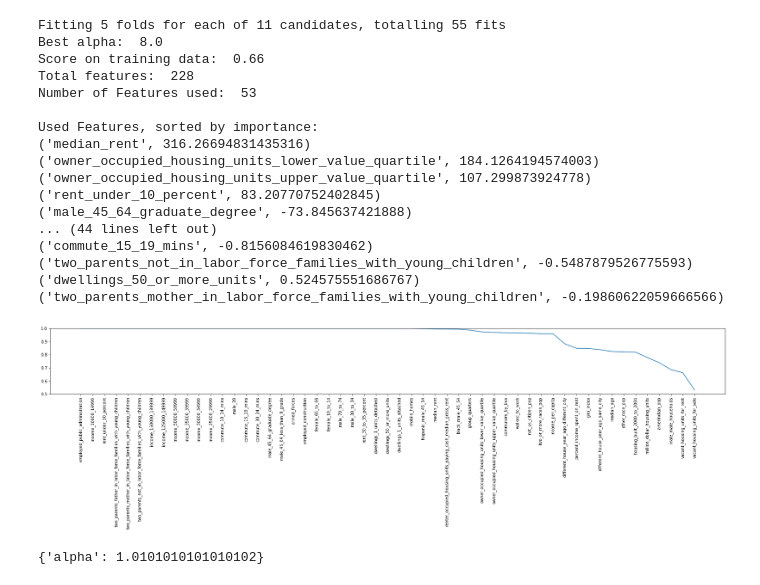
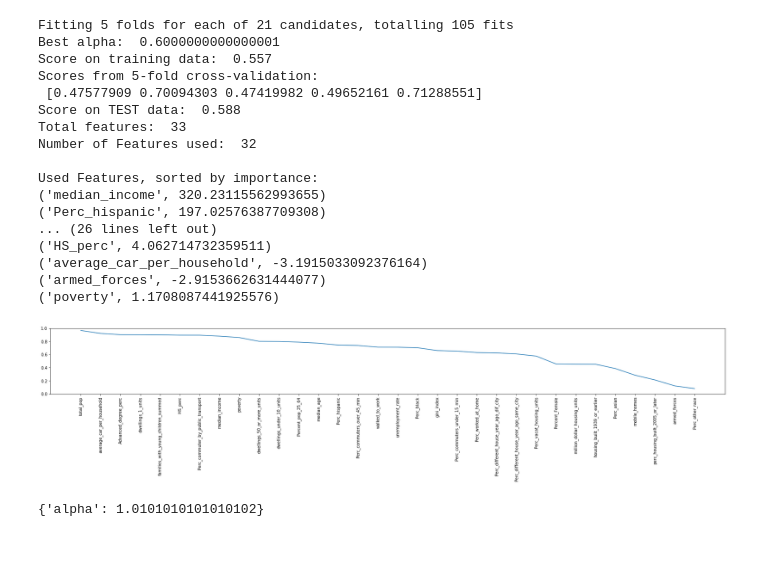
Before and after one commit to RyanBur/NYCDSA_Capstone, a Jupyter notebook: lasso_template.ipynb, the cells around one changed output. Saved outputs shown, nothing was run; the diff lists cells and outputs as text; code cells hidden in the pictures; blank space fills up the shorter version.

Commit message:
Adding Lasso template, past model runs, and feature creation docs

```diff
--- a/lasso_template.ipynb
+++ b/lasso_template.ipynb
@@ -7,11 +7,12 @@ from sklearn.model_selection import GridSearchCV, cross_val_score
 from sklearn.preprocessing import StandardScaler, MinMaxScaler, Normalizer
 import matplotlib.pyplot as plt
 # %%
-path = 'prelim_data_acs.csv'
+train_path = 'col_droptrain.csv'
+test_path = 'col_droptest.csv'
 lower_alpha_bound = 0
 upper_alpha_bound = 100
 alpha_iterations = 100
 max_iters=1000
 
-data = pd.read_csv(path, index_col=0)
+#data = pd.read_csv(path, index_col=0)
 # %%
@@ -60,2 +70,0 @@ def run_lasso_model(path, alpha_lower_bound=0, alpha_upper_bound=100, alpha_iter
-# %%
-run_lasso_model(path)
@@ -153,25 +174,25 @@ def run_lasso_model_scaled(path, alpha_lower_bound=0, alpha_upper_bound=100, alp
     plt.show()
-# %%
-run_lasso_model_scaled(path, 0, 10, 11)
-# %% [output]
-Fitting 5 folds for each of 11 candidates, totalling 55 fits
-Best alpha:  8.0
-Score on training data:  0.66
-Total features:  228
-Number of Features used:  53
-
-Used Features, sorted by importance:
-('median_rent', 316.26694831435316)
-('owner_occupied_housing_units_lower_value_quartile', 184.1264194574003)
-('owner_occupied_housing_units_upper_value_quartile', 107.299873924778)
-('rent_under_10_percent', 83.20770752402845)
-('male_45_64_graduate_degree', -73.845637421888)
-... (44 lines left out)
-('commute_15_19_mins', -0.8156084619830462)
-('two_parents_not_in_labor_force_families_with_young_children', -0.5487879526775593)
-('dwellings_50_or_more_units', 0.524575551686767)
-('two_parents_mother_in_labor_force_families_with_young_children', -0.19860622059666566)
-[figure, removed]
+# %%
+run_lasso_model_scaled(train_path, test_path, 0, 2, 21)
+# %% [output]
+Fitting 5 folds for each of 21 candidates, totalling 105 fits
+Best alpha:  0.6000000000000001
+Score on training data:  0.557
+Scores from 5-fold cross-validation:
+ [0.47577909 0.70094303 0.47419982 0.49652161 0.71288551]
+Score on TEST data:  0.588
+Total features:  33
+Number of Features used:  32
+
+Used Features, sorted by importance:
+('median_income', 320.23115562993655)
+('Perc_hispanic', 197.02576387709308)
+... (26 lines left out)
+('HS_perc', 4.062714732359511)
+('average_car_per_household', -3.1915033092376164)
+('armed_forces', -2.9153662631444077)
+('poverty', 1.1708087441925576)
+[figure, added]
 # %%
 list(X.columns)
 # %% [output]
```
Also changed, not shown: parts of 4 cells of this notebook, 12 other files.
